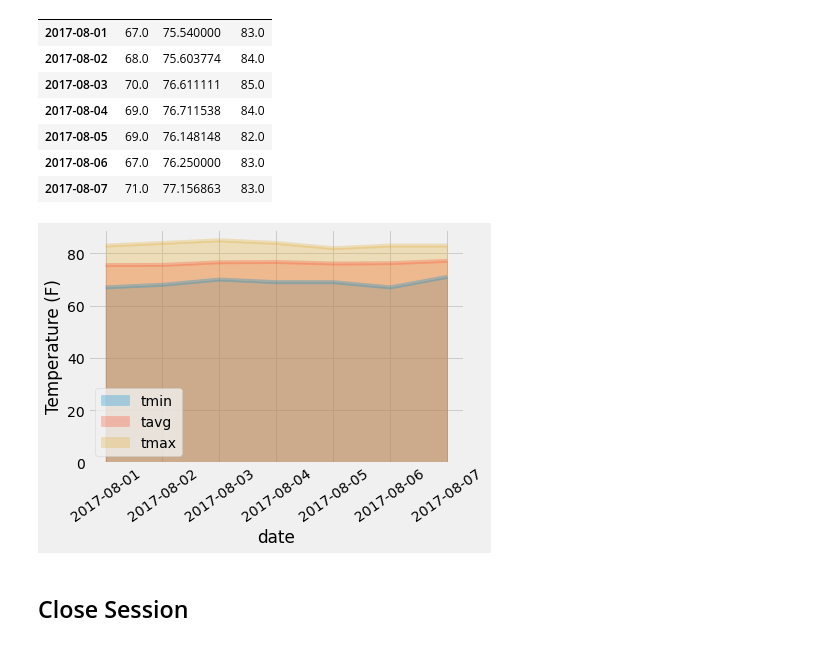
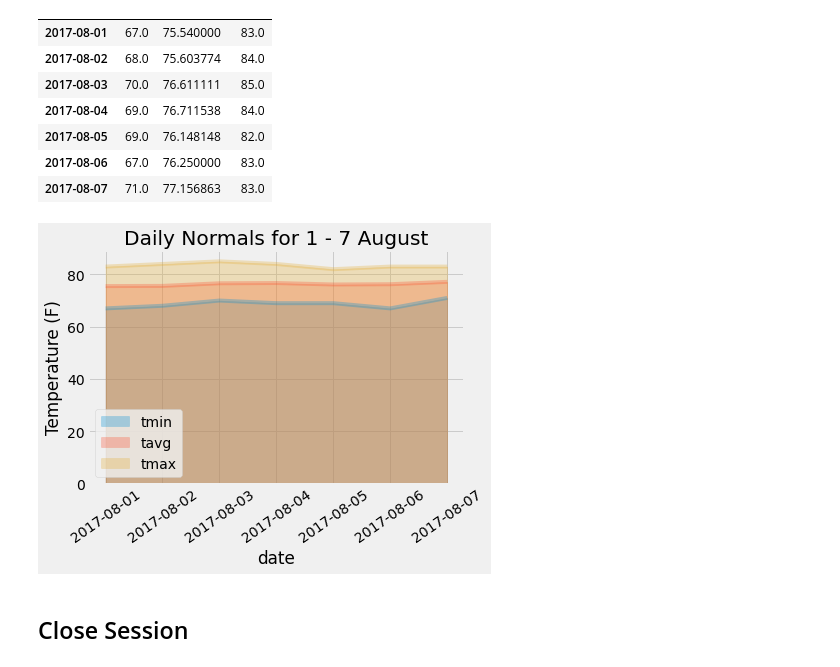
Before and after one commit to sarahDH615/sqlalchemy-challenge, a Jupyter notebook: temp_analysis2.ipynb, the cells around one changed output. Saved outputs shown, nothing was run; the diff lists cells and outputs as text; code cells hidden in the pictures.

```diff
--- a/temp_analysis2.ipynb
+++ b/temp_analysis2.ipynb
@@ -193,13 +193,13 @@ normals_df
 | 2017-08-07 | 71.0 | 77.156863 | 83.0 |
 # %%
 # plot daily normals from df as area plot with stacked=False
-normals_df.plot.area(stacked=False, rot=35, alpha=0.3)
+normals_df.plot.area(stacked=False, rot=35, alpha=0.3, title='Daily Normals for 1 - 7 August')
 plt.ylabel('Temperature (F)')
 
-plt.savefig('images/normals_temp_area.png')
+plt.savefig('images/normals_temp_area.png', bbox_inches = "tight")
 plt.show()
 # %% [output]
-[figure, old version]
+[figure, new version]
 # %% [markdown]
 ## Close Session
 # %%
```
Also changed, not shown: parts of 1 cell of this notebook, 5 other files.
